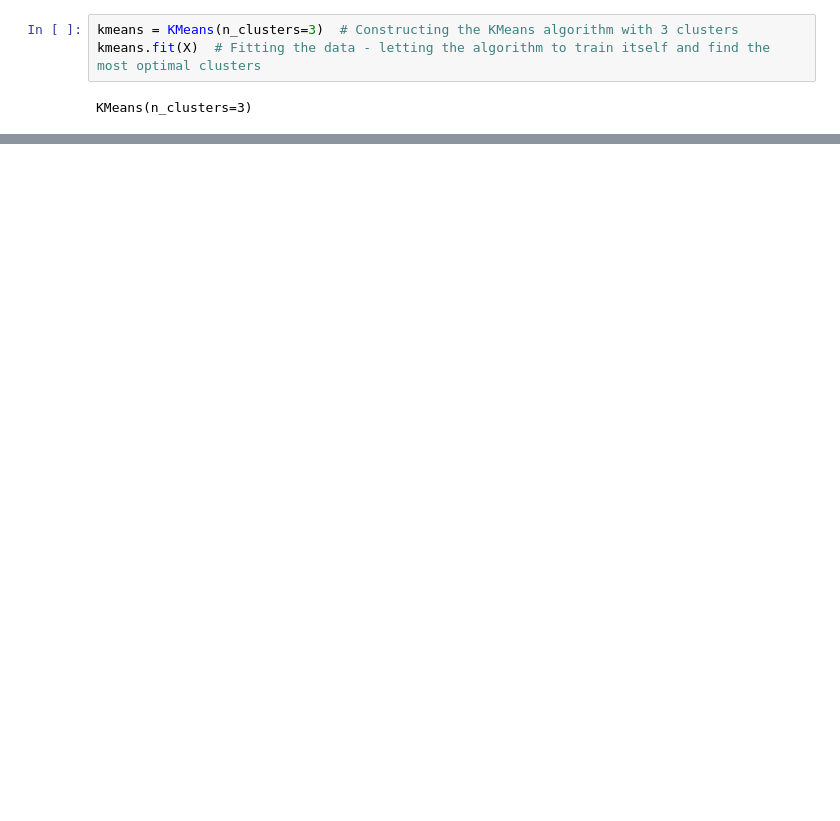
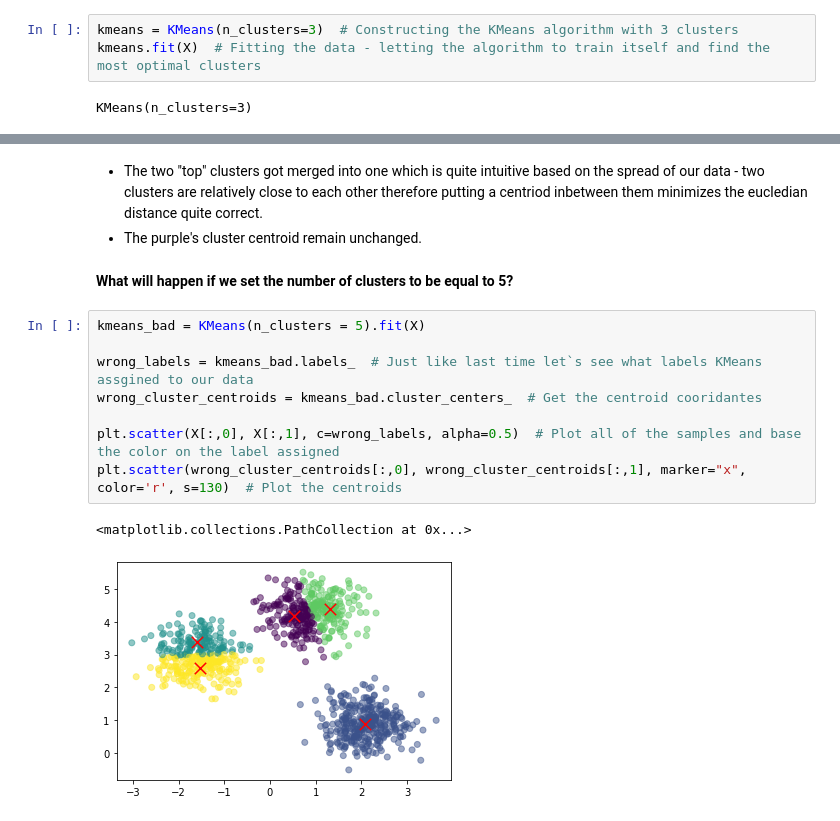
Before and after one commit to KantiCodes/ml-basic-KMeans, a Jupyter notebook: KMeans.ipynb, the cells around one changed output, grey strips where cells are left out. Cells and saved outputs as stored; diff of their text form; blank space fills up the shorter version.

```diff
--- a/KMeans.ipynb
+++ b/KMeans.ipynb
@@ -37,0 +70,16 @@ plt.scatter(cluster_centers[:,0], cluster_centers[:,1], marker="x", color='r', s
+# %% [markdown]
+- The two "top" clusters got merged into one which is quite intuitive based on the spread of our data - two clusters are relatively close to each other therefore putting a centriod inbetween them minimizes the eucledian distance quite correct.
+- The purple's cluster centroid remain unchanged.
+# %% [markdown]
+**What will happen if we set the number of clusters to be equal to 5?**
+# %%
+kmeans_bad = KMeans(n_clusters = 5).fit(X)
+
+wrong_labels = kmeans_bad.labels_  # Just like last time let`s see what labels KMeans assgined to our data
+wrong_cluster_centroids = kmeans_bad.cluster_centers_  # Get the centroid cooridantes
+
+plt.scatter(X[:,0], X[:,1], c=wrong_labels, alpha=0.5)  # Plot all of the samples and base the color on the label assigned
+plt.scatter(wrong_cluster_centroids[:,0], wrong_cluster_centroids[:,1], marker="x", color='r', s=130)  # Plot the centroids
+# %% [output]
+<matplotlib.collections.PathCollection at 0x...>
+[figure, added]
```
Also changed, not shown: parts of 24 cells of this notebook.
